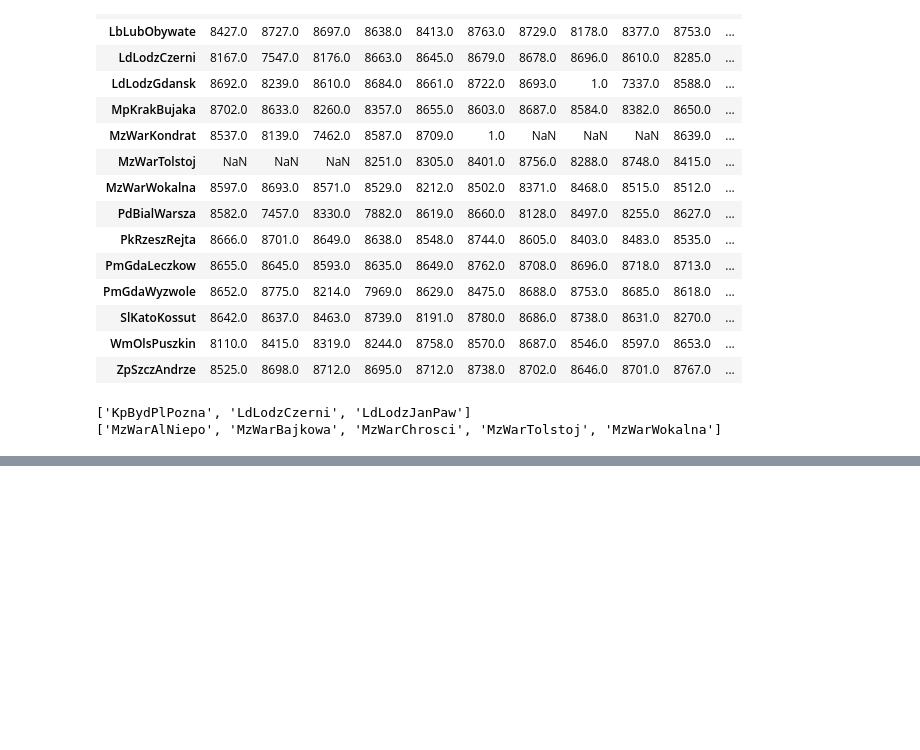
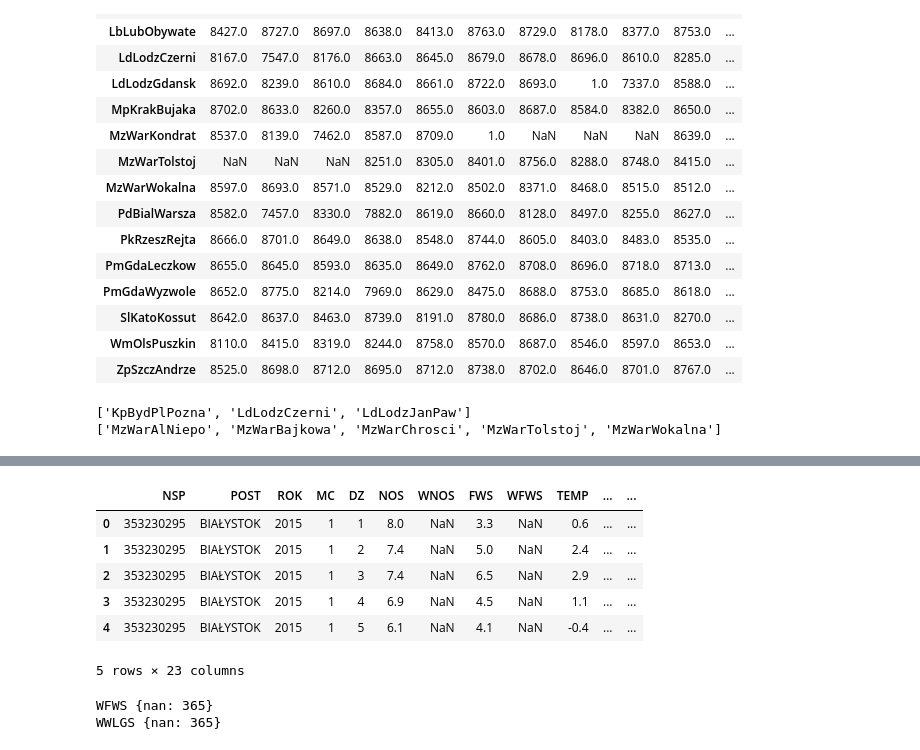
Before and after one commit to KardaszS/poland-air-quality, a Jupyter notebook: notebooks/01_exploration.ipynb, the cells around one changed output, grey strips where cells are left out. Saved outputs shown, nothing was run; the diff lists cells and outputs as text; code cells hidden in the pictures; blank space fills up the shorter version.

```diff
--- a/notebooks/01_exploration.ipynb
+++ b/notebooks/01_exploration.ipynb
@@ -556,0 +637,17 @@ main.to_parquet("../data/staging/gios_hourly.parquet", index=False)
+# %%
+s_d_t.columns = s_d_t_names
+s_d_t.head()
+# %% [output]
+|  | NSP | POST | ROK | MC | DZ | NOS | WNOS | FWS | WFWS | TEMP | ... | ... |
+| 0 | 353230295 | BIAŁYSTOK | 2015 | 1 | 1 | 8.0 | NaN | 3.3 | NaN | 0.6 | ... | ... |
+| 1 | 353230295 | BIAŁYSTOK | 2015 | 1 | 2 | 7.4 | NaN | 5.0 | NaN | 2.4 | ... | ... |
+| 2 | 353230295 | BIAŁYSTOK | 2015 | 1 | 3 | 7.4 | NaN | 6.5 | NaN | 2.9 | ... | ... |
+| 3 | 353230295 | BIAŁYSTOK | 2015 | 1 | 4 | 6.9 | NaN | 4.5 | NaN | 1.1 | ... | ... |
+| 4 | 353230295 | BIAŁYSTOK | 2015 | 1 | 5 | 6.1 | NaN | 4.1 | NaN | -0.4 | ... | ... |
+5 rows × 23 columns
+# %%
+for col in ["WFWS", "WWLGS"]:
+    print(col, s_d_t[col].value_counts(dropna=False).to_dict())
+# %% [output]
+WFWS {nan: 365}
+WWLGS {nan: 365}
```
Also changed, not shown: parts of 19 cells of this notebook, 2 other files.
